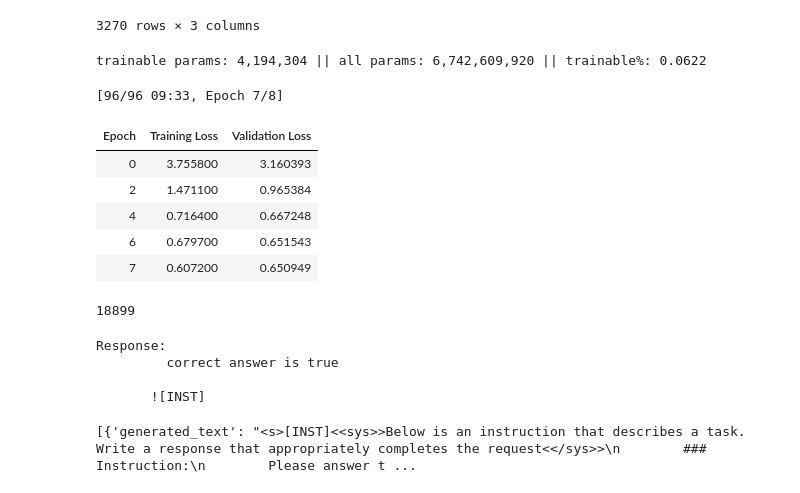
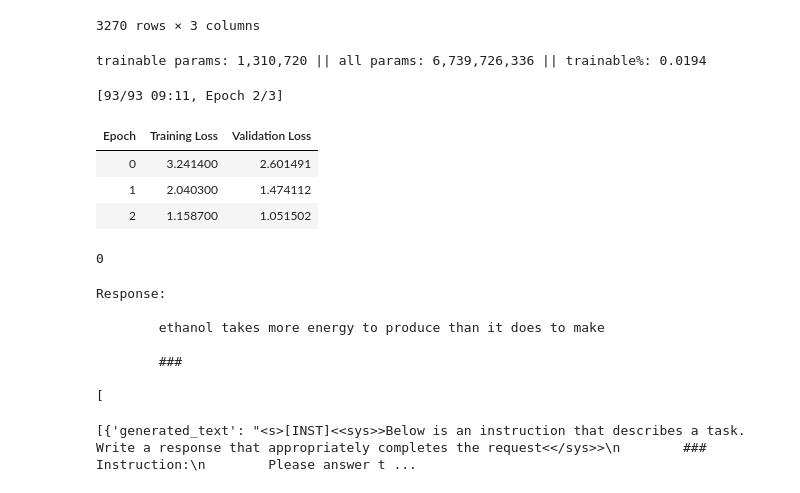
Before and after one commit to RyanChen12035/w266_final_Anatomy-and-Structured-Prunning, a Jupyter notebook: Llama2_ft_Qlora_boolq.ipynb, the cells around one changed output. Drawn from its saved outputs; the diff is of its cells as text; code cells hidden in the pictures.

```diff
--- a/Llama2_ft_Qlora_boolq.ipynb
+++ b/Llama2_ft_Qlora_boolq.ipynb
@@ -184,7 +184,7 @@ peft_config = LoraConfig(
     lora_dropout=0.05,
     bias="none",
     task_type="CAUSAL_LM",
-    # layers_to_transform = [5,6,7,8,9,10], # layers from 6 to 11. by analysis
+    layers_to_transform = [i for i in range(2, 12)], # layers from 6 to 11. by analysis
     target_modules=['q_proj'] # query attention
 )
 
@@ -192,13 +192,16 @@ model = get_peft_model(model, peft_config)
 model.print_trainable_parameters()
 
 # all layers q_proj, trainable params: 4,194,304 || all params: 6,742,609,920 || trainable%: 0.0622
+# 21~31 layers q_proj, trainable params: 4,194,304 || all params: 6,742,609,920 || trainable%: 0.0214
+# 2~12 layers q_proj, trainable params: 655,360 || all params: 6,739,070,976 || trainable%: 0.0097 r = 8
+# 2~12 layers q_proj, trainable params: 655,360 || all params: 6,739,070,976 || trainable%: 0.0194 r = 16
 # %% [output]
-trainable params: 4,194,304 || all params: 6,742,609,920 || trainable%: 0.0622
+trainable params: 1,310,720 || all params: 6,739,726,336 || trainable%: 0.0194
 # %%
 # hyperparameters
 lr = 2e-4
 batch_size = 4
-num_epochs = 8
+num_epochs = 3
 
 # define training arguments
 training_args = TrainingArguments(
@@ -207,41 +210,39 @@ training_args = TrainingArguments(
     per_device_train_batch_size=batch_size,
     per_device_eval_batch_size=batch_size,
     num_train_epochs=num_epochs,
     weight_decay=0.01,
     logging_strategy="epoch", #update loss for each epochs
     evaluation_strategy="epoch", #update loss for each epochs
     save_strategy="epoch", #update loss for each epochs
     load_best_model_at_end=True,
     gradient_accumulation_steps=4,
     warmup_steps=2,
     fp16=True,
     optim="paged_adamw_8bit", #balance the memory usage between CPU and GPU
 )
 
 
 # configure trainer
 trainer = Trainer(
     model=model,
-    train_dataset=tokenized_data["train"].select(range(200)),
-    eval_dataset=tokenized_data["validation"].select(range(56)),
+    train_dataset=tokenized_data["train"].select(range(500)),
+    eval_dataset=tokenized_data["validation"].select(range(100)),
     args=training_args,
     data_collator=data_collator
 )
 
 # train model
 model.config.use_cache = False  # silence the warnings. Please re-enable for inference!
 trainer.train()
 
 # renable warnings
 model.config.use_cache = True
 # %% [output]
-[96/96 09:33, Epoch 7/8]
+[93/93 09:11, Epoch 2/3]
 | Epoch | Training Loss | Validation Loss |
-| 0 | 3.755800 | 3.160393 |
-| 2 | 1.471100 | 0.965384 |
-| 4 | 0.716400 | 0.667248 |
-| 6 | 0.679700 | 0.651543 |
-| 7 | 0.607200 | 0.650949 |
+| 0 | 3.241400 | 2.601491 |
+| 1 | 2.040300 | 1.474112 |
+| 2 | 1.158700 | 1.051502 |
 # %%
 # Save trained model to variable new_model
 trainer.model.save_pretrained(new_model)
@@ -254,7 +255,7 @@ import gc
 gc.collect()
 gc.collect()
 # %% [output]
-18899
+0
 # %%
 # reattach the lora on full digit model
 # Reload model in FP16 and merge it with LoRA weights
@@ -289,9 +290,12 @@ result_text = result[0]['generated_text']
 print(result_text[result_text.find('Response'):result_text.find('Response')+100])
 # %% [output]
 Response:
-         correct answer is true
 
-       ![INST]
+        ethanol takes more energy to produce than it does to make
+
+        ###
+
+[
 # %%
 result
 # %% [output]
```
Also changed, not shown: parts of 2 cells of this notebook.
